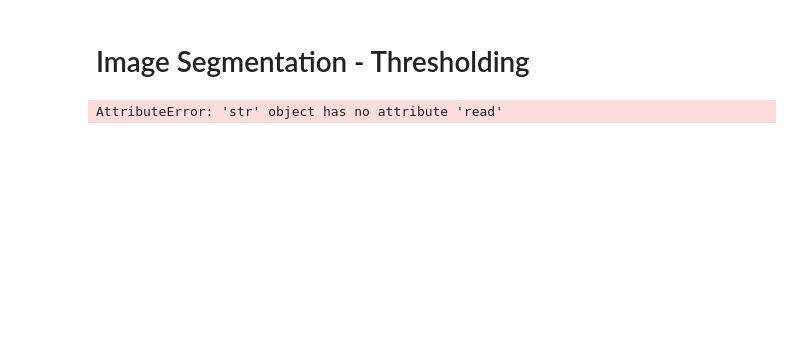
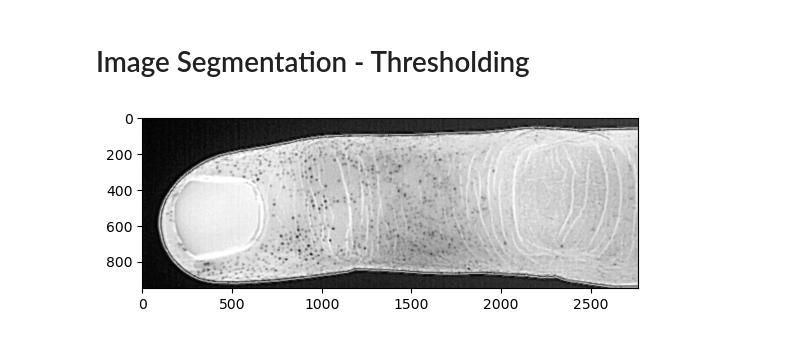
Before and after one commit to UArizonaCB2/sweat-pore-activation, a Jupyter notebook: SweatPoresDetection.ipynb, the cells around one changed output. Cells and saved outputs as stored; diff of their text form; code cells hidden in the pictures; blank space fills up the shorter version.

```diff
--- a/SweatPoresDetection.ipynb
+++ b/SweatPoresDetection.ipynb
@@ -6,7 +6,14 @@ import cv2 # image processing and filtering such as color space conversion, hist
 import numpy as np # arithmetic and algebra
 from matplotlib import pyplot as plt # data visualization
 from PIL import Image # Image editing, drawing, and enhancement
-# %%
-img = plt.imread('')
-# %% [output]
-AttributeError: 'str' object has no attribute 'read'
+# %%
+# OpenCV - thresholding
+# import image
+image_path = '/Users/rickysu/Desktop/internships/finger1.png'
+gray_image = cv2.imread(image_path, cv2.IMREAD_GRAYSCALE)
+
+# Display the image using matplotlib
+plt.imshow(gray_image, cmap='gray')  # cmap='gray' ensures it's shown in grayscale
+plt.show()
+# %% [output]
+[figure, added]
```
Also changed, not shown: parts of 2 cells of this notebook.
